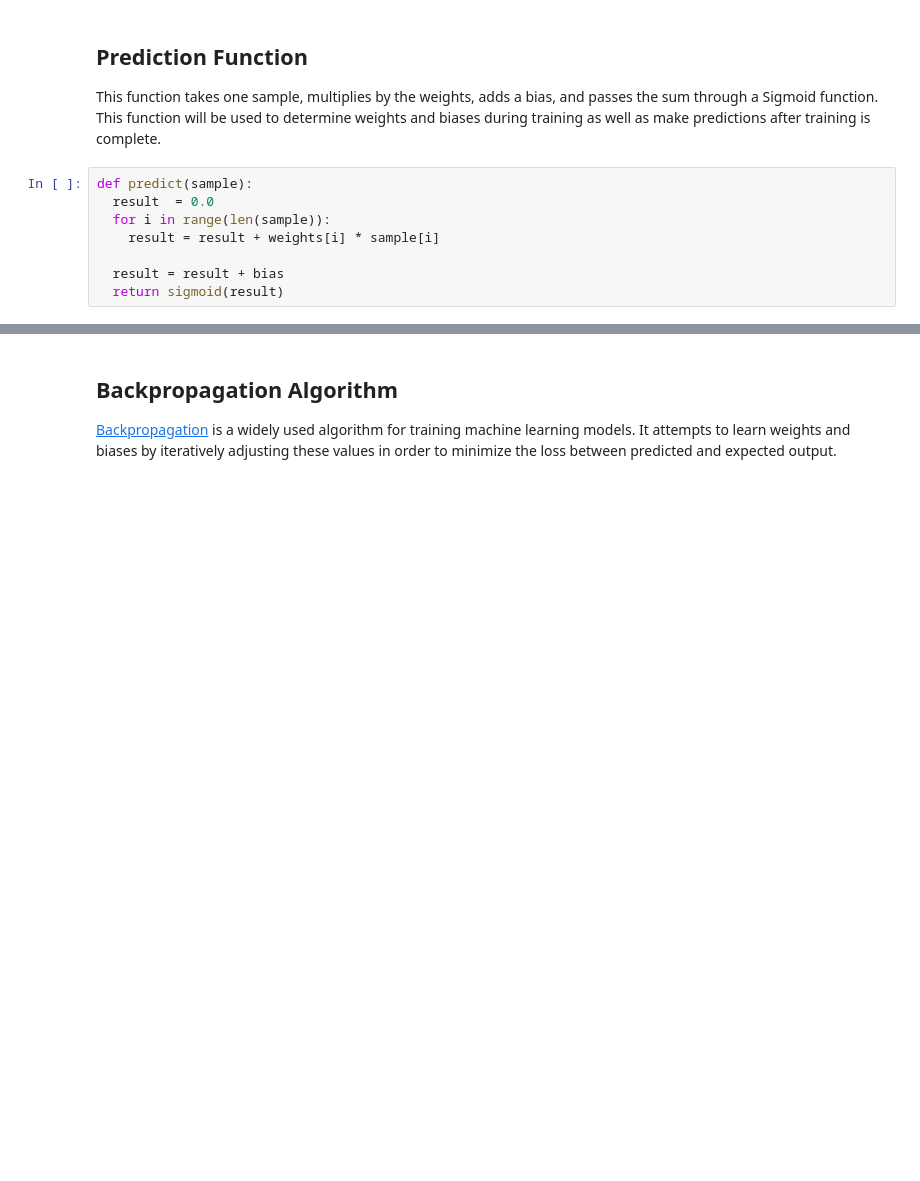
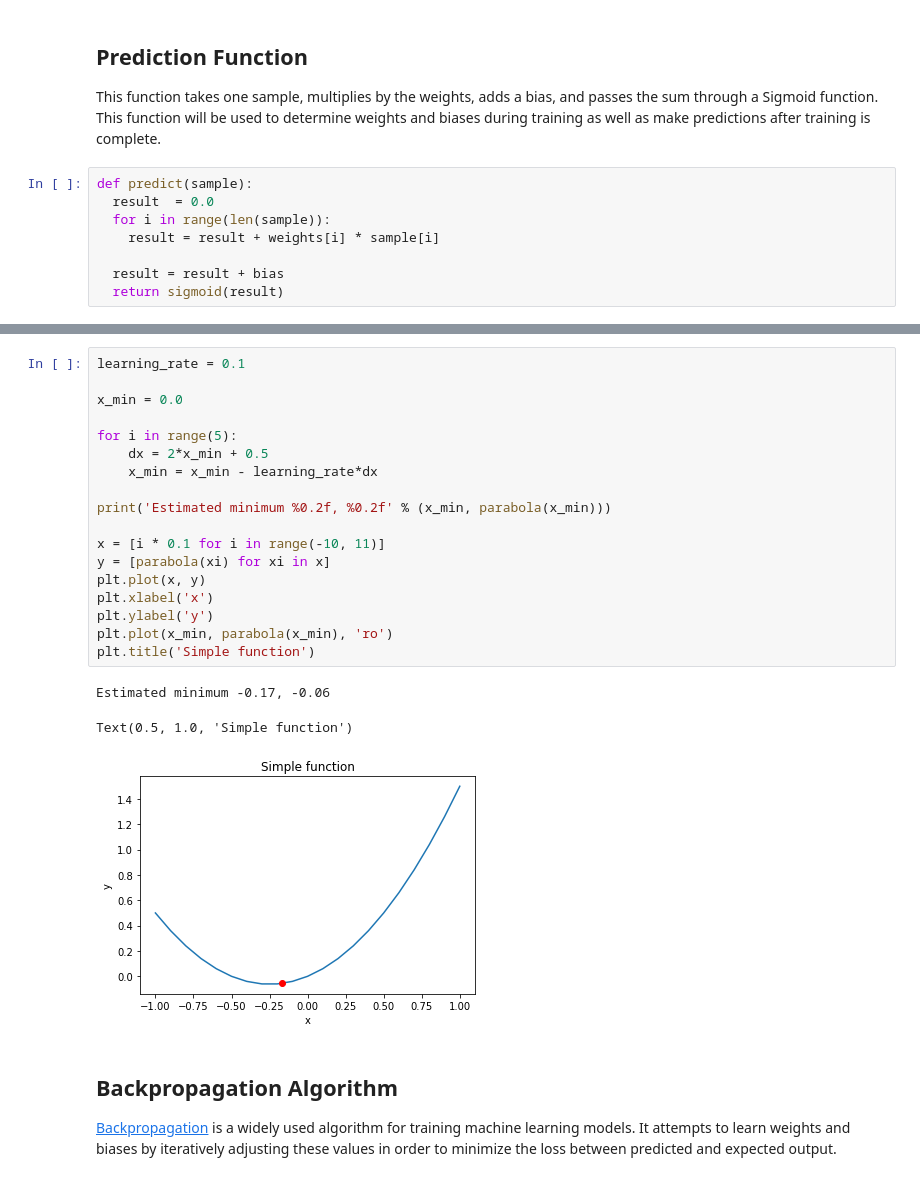
Before and after one commit to msiddalingaiah/MachineLearning, a Jupyter notebook: Regression/Iris_Classification.ipynb, the cells around one changed output, grey strips where cells are left out. Saved outputs shown, nothing was run; the diff lists cells and outputs as text; blank space fills up the shorter version.

```diff
--- a/Regression/Iris_Classification.ipynb
+++ b/Regression/Iris_Classification.ipynb
@@ -141,3 +199,25 @@ def loss(y_train, y_predicted):
+# %%
+learning_rate = 0.1
+
+x_min = 0.0
+
+for i in range(5):
+    dx = 2*x_min + 0.5
+    x_min = x_min - learning_rate*dx
+
+print('Estimated minimum %0.2f, %0.2f' % (x_min, parabola(x_min)))
+
+x = [i * 0.1 for i in range(-10, 11)]
+y = [parabola(xi) for xi in x]
+plt.plot(x, y)
+plt.xlabel('x')
+plt.ylabel('y')
+plt.plot(x_min, parabola(x_min), 'ro')
+plt.title('Simple function')
+# %% [output]
+Estimated minimum -0.17, -0.06
+Text(0.5, 1.0, 'Simple function')
+[figure, added]
 # %% [markdown]
 ## Backpropagation Algorithm
 
```
Also changed, not shown: parts of 9 cells of this notebook.
